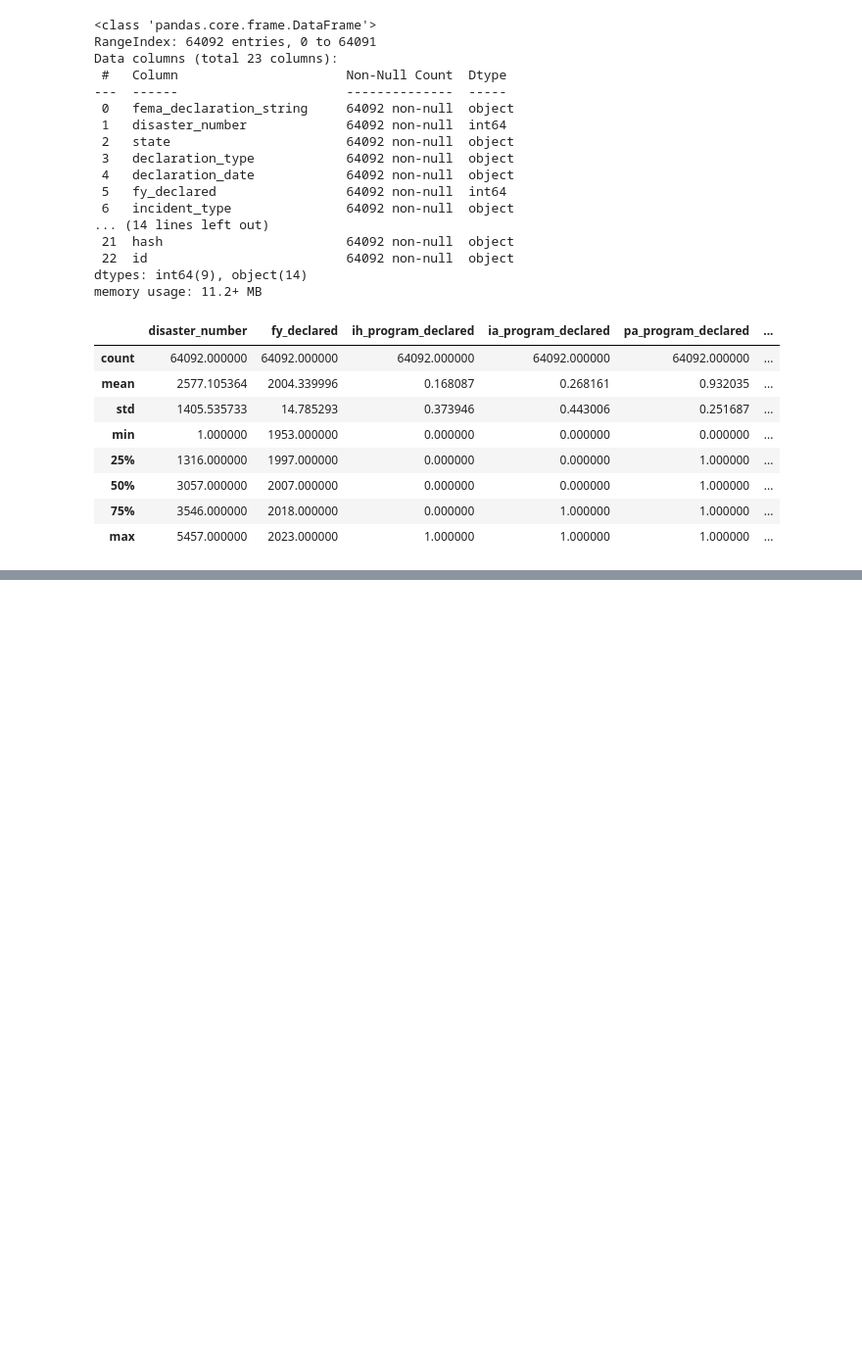
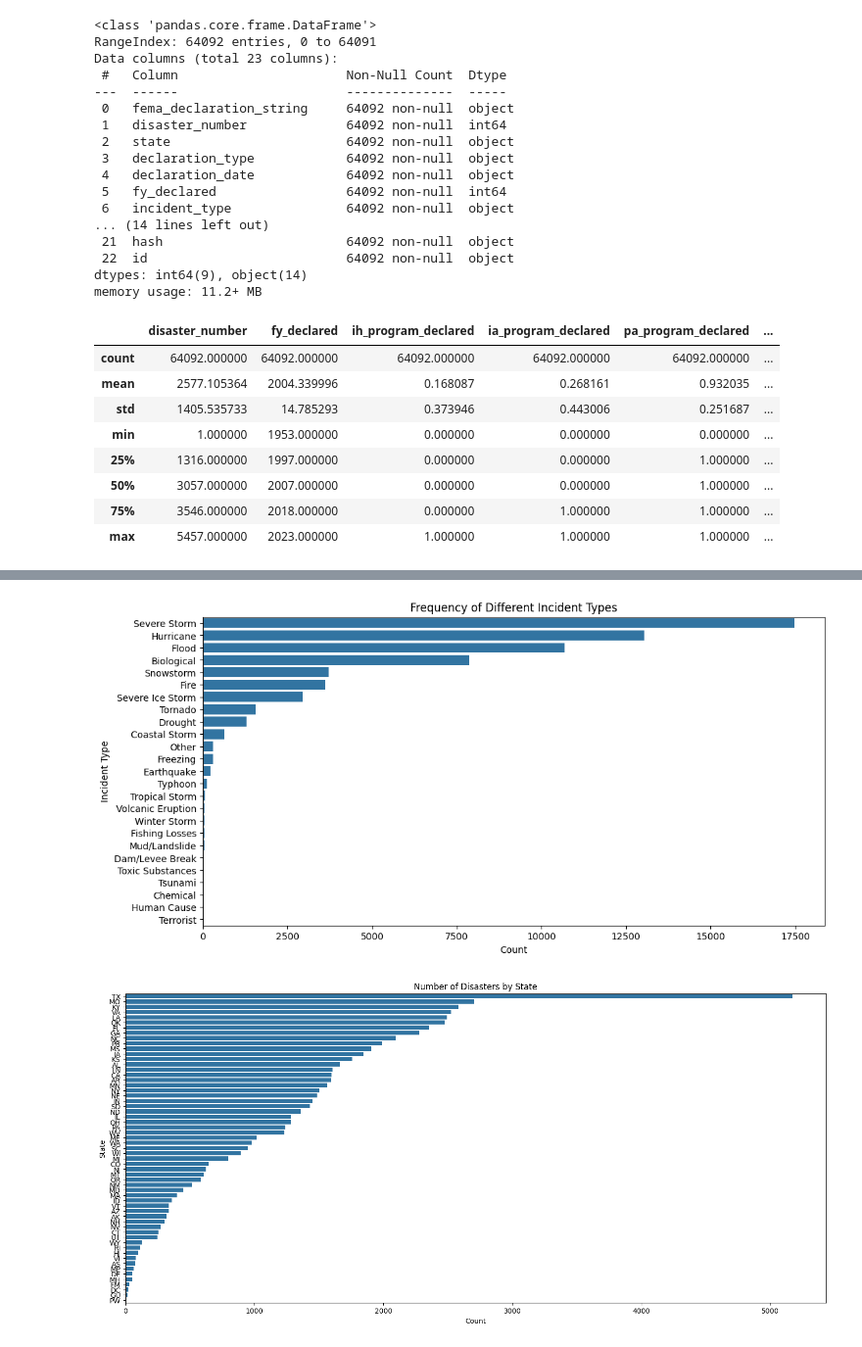
Before and after one commit to tdestryk/tdk-helloklow-final-project-research, a Jupyter notebook: src/explore.ipynb, the cells around one changed output, grey strips where cells are left out. Shown: that part at 98% size. Cells and saved outputs as stored; diff of their text form; code cells hidden in the pictures; blank space fills up the shorter version.

Commit message:
EDA/Missing Values/Cleaning Columns

```diff
--- a/src/explore.ipynb
+++ b/src/explore.ipynb
@@ -46,3 +46,68 @@ df.describe()
 | 50% | 3057.000000 | 2007.000000 | 0.000000 | 0.000000 | 1.000000 | ... |
 | 75% | 3546.000000 | 2018.000000 | 0.000000 | 1.000000 | 1.000000 | ... |
 | max | 5457.000000 | 2023.000000 | 1.000000 | 1.000000 | 1.000000 | ... |
+# %%
+import matplotlib.pyplot as plt
+import seaborn as sns
+
+# Check for missing values
+print("Missing values in each column:")
+print(df.isnull().sum())
+
+# Basic statistics for numeric columns
+print("\nBasic statistics for numeric columns:")
+print(df.describe())
+
+# Unique values and distribution for categorical columns
+print("\nUnique values for each categorical column:")
+for col in df.select_dtypes(include=['object']).columns:
+    print(f"{col}: {df[col].nunique()} unique values")
+
+# Visualize distribution of disaster types
+plt.figure(figsize=(12, 6))
+sns.countplot(data=df, y='incident_type', order=df['incident_type'].value_counts().index)
+plt.title('Frequency of Different Incident Types')
+plt.xlabel('Count')
+plt.ylabel('Incident Type')
+plt.show()
+
+
+# Distribution of disasters by state
+plt.figure(figsize=(18, 8))
+sns.countplot(data=df, y='state', order=df['state'].value_counts().index)
+plt.title('Number of Disasters by State')
+plt.xlabel('Count')
+plt.ylabel('State')
+plt.show()
+
+# Analyze month-wise distribution of disasters
+if 'month' in df.columns:
+    plt.figure(figsize=(10, 6))
+    sns.countplot(data=df, x='month', order=sorted(df['month'].unique()))
+    plt.title('Monthly Distribution of Natural Disasters')
+    plt.xlabel('Month')
+    plt.ylabel('Number of Disasters')
+    plt.show()
+
+# Filter numeric columns
+numeric_columns = df.select_dtypes(include=['int64', 'float64']).columns
+numeric_df = df[numeric_columns]
+
+# Generate correlation heatmap
+plt.figure(figsize=(10, 8))
+sns.heatmap(numeric_df.corr(), annot=True, fmt=".2f", cmap='coolwarm')
+plt.title('Correlation Heatmap for Numeric Features')
+plt.show()
+
+
+# Trends over time (if there is a date or year column)
+if 'year' in df.columns:
+    yearly_disasters = df.groupby('year').size()
+    plt.figure(figsize=(12, 6))
+    yearly_disasters.plot(kind='line', marker='o')
+    plt.title('Trend of Disasters Over the Years')
+    plt.xlabel('Year')
+    plt.ylabel('Number of Disasters')
+    plt.grid()
+    plt.show()
+# %% [output]
@@ -48,0 +131,2 @@ df.describe()
+[figure, added]
+[figure, added]
```
Also changed, not shown: parts of 10 cells of this notebook.
